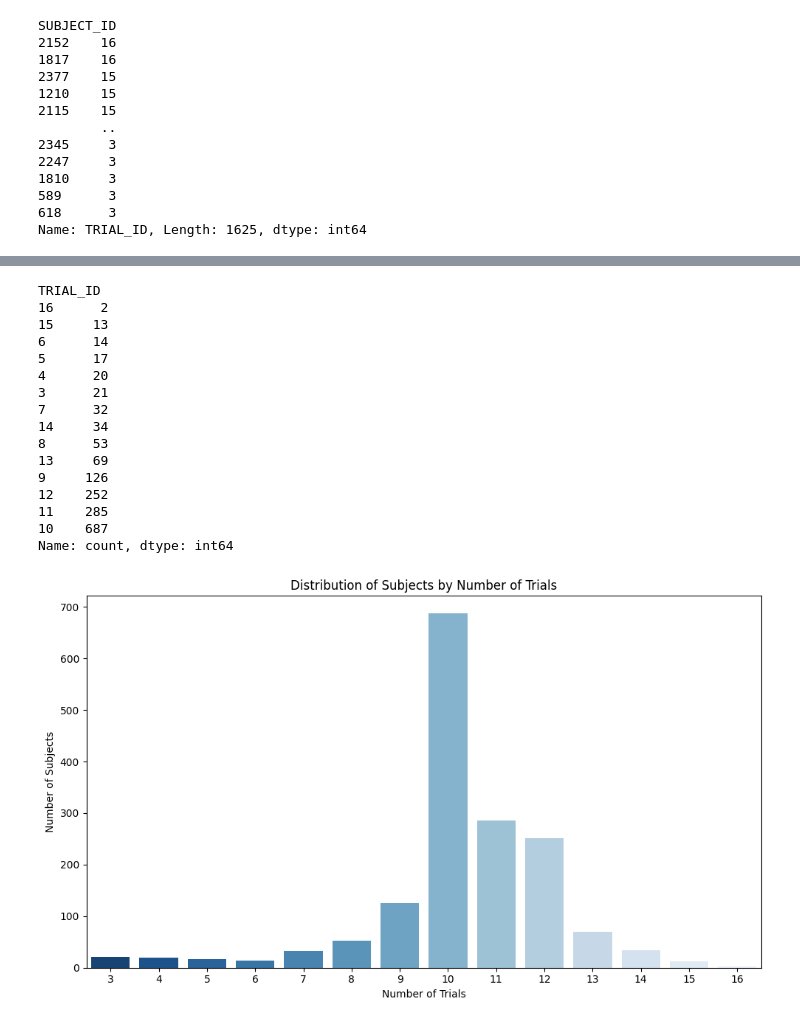
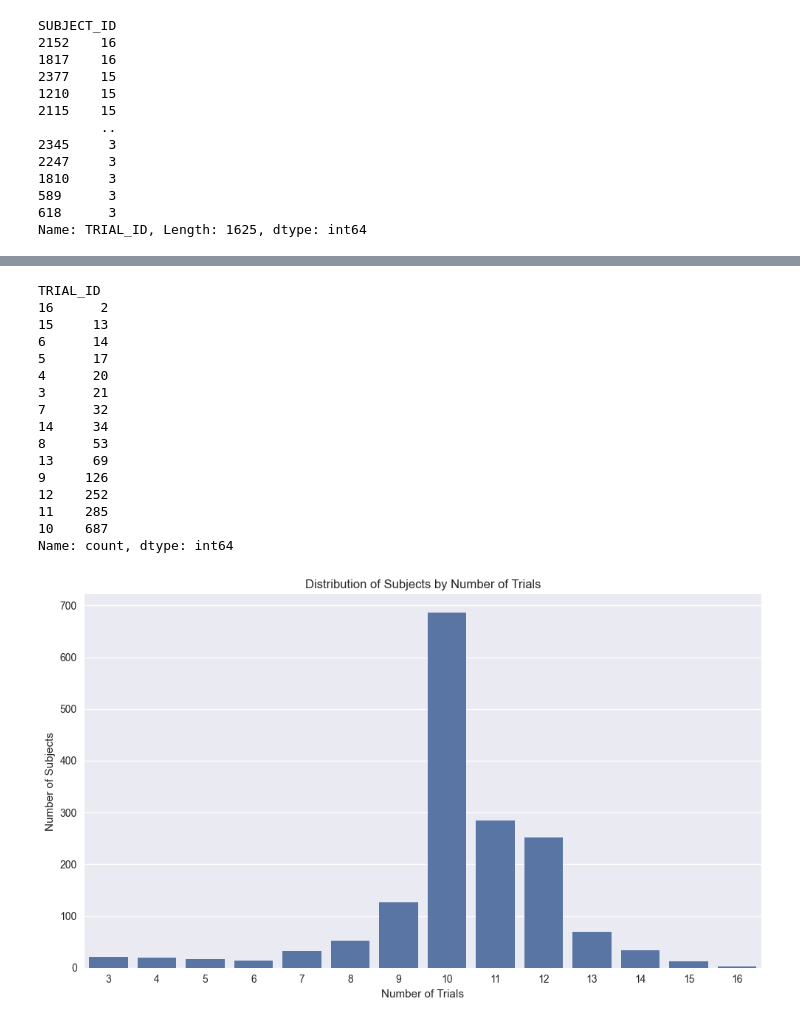
Before and after one commit to bernatsort/Therapy-Progress-Gait-Prediction, a Jupyter notebook: code.ipynb, the cells around one changed output, grey strips where cells are left out. Cells and saved outputs as stored; diff of their text form; code cells hidden in the pictures.

```diff
--- a/code.ipynb
+++ b/code.ipynb
@@ -5,6 +5,7 @@ import os
 import pandas as pd
 import matplotlib.pyplot as plt
 import seaborn as sns
+plt.style.use('seaborn-v0_8')
 # %% [markdown]
 ## Load data
 # %%
@@ -762,34 +765,33 @@ Name: TRIAL_ID, dtype: int64
 trial_counts = GRF_COP_AP_PRO_right_train.groupby('SUBJECT_ID')['TRIAL_ID'].nunique()
 
 # Count the number of subjects in each group and sort in ascending order
 trial_counts_grouped = trial_counts.value_counts().sort_values(ascending=True)
 print(trial_counts_grouped)
 
 # Plot the countplot
 plt.figure(figsize=(10, 6))
-sns.countplot(x=trial_counts, palette='Blues_r')
-
+color = sns.color_palette()[0] # Get the first blue color from the Seaborn color palette
+sns.countplot(x=trial_counts, color = color)
 plt.xlabel('Number of Trials')
 plt.ylabel('Number of Subjects')
 plt.title('Distribution of Subjects by Number of Trials')
-
 plt.tight_layout()
 plt.show()
 # %% [output]
 TRIAL_ID
 16      2
 15     13
 6      14
 5      17
 4      20
 3      21
 7      32
 14     34
 8      53
 13     69
 9     126
 12    252
 11    285
 10    687
 Name: count, dtype: int64
-[figure, old version]
+[figure, new version]
```
Also changed, not shown: parts of 2 cells of this notebook.
